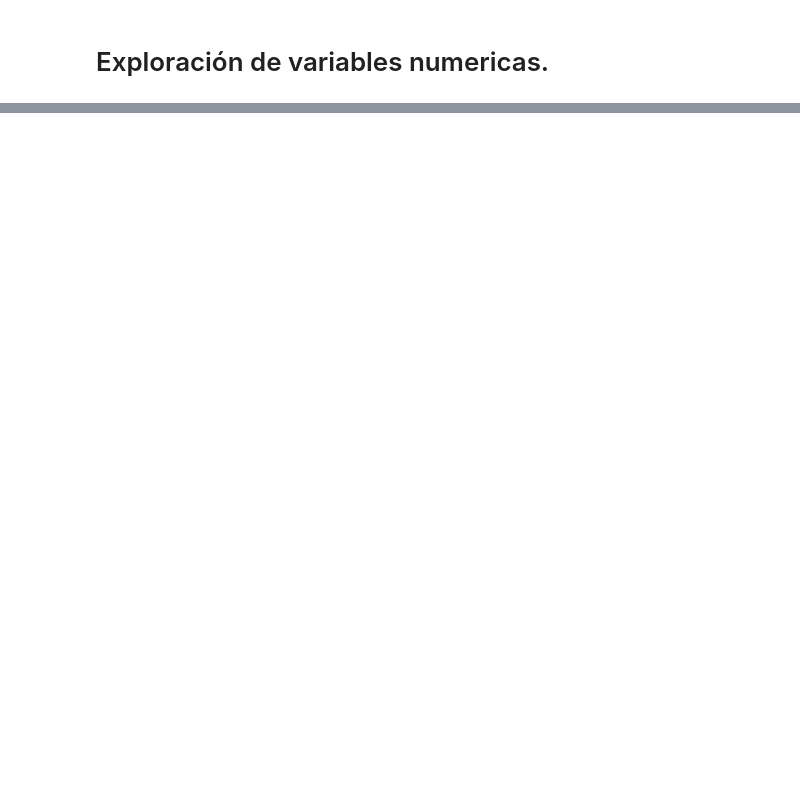
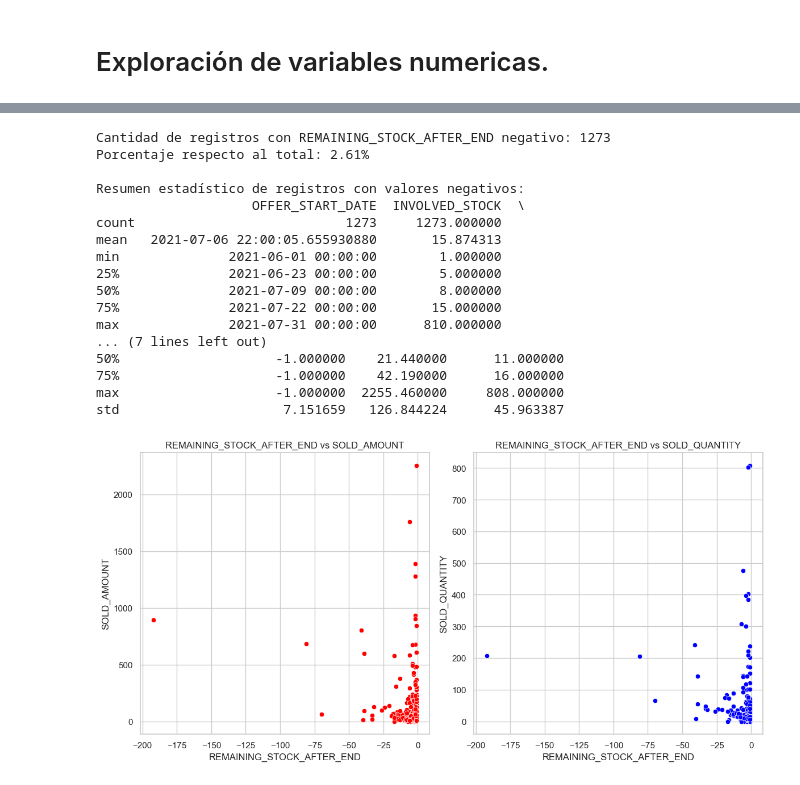
Before and after one commit to jsebastianquiroga/Technical-Challenge---MELI, a Jupyter notebook: notebooks/1.EDA_Relampago.ipynb, the cells around one changed output, grey strips where cells are left out. Drawn from its saved outputs; the diff is of its cells as text; code cells hidden in the pictures; blank space fills up the shorter version.

```diff
--- a/notebooks/1.EDA_Relampago.ipynb
+++ b/notebooks/1.EDA_Relampago.ipynb
@@ -278,0 +423,69 @@ Estas observaciones guían las decisiones de limpieza y exploración adicionales
+# %%
+# Filtrar valores negativos en REMAINING_STOCK_AFTER_END
+negative_stock_df = df[df['REMAINING_STOCK_AFTER_END'] < 0]
+
+# Mostrar la cantidad de registros con valores negativos
+num_negative = len(negative_stock_df)
+print(f"Cantidad de registros con REMAINING_STOCK_AFTER_END negativo: {num_negative}")
+
+# Calcular el porcentaje respecto al total
+percentage_negative = (num_negative / len(df)) * 100
+print(f"Porcentaje respecto al total: {percentage_negative:.2f}%")
+
+# Resumen estadístico de registros con valores negativos
+print("\nResumen estadístico de registros con valores negativos:")
+print(negative_stock_df.describe())
+
+# Relación con SOLD_AMOUNT y SOLD_QUANTITY
+plt.figure(figsize=(12, 6))
+
+# Scatter plot: REMAINING_STOCK_AFTER_END vs SOLD_AMOUNT
+plt.subplot(1, 2, 1)
+sns.scatterplot(
+    x=negative_stock_df['REMAINING_STOCK_AFTER_END'],
+    y=negative_stock_df['SOLD_AMOUNT'],
+    color="red"
+)
+plt.title("REMAINING_STOCK_AFTER_END vs SOLD_AMOUNT")
+plt.xlabel("REMAINING_STOCK_AFTER_END")
+plt.ylabel("SOLD_AMOUNT")
+
+# Scatter plot: REMAINING_STOCK_AFTER_END vs SOLD_QUANTITY
+plt.subplot(1, 2, 2)
+sns.scatterplot(
+    x=negative_stock_df['REMAINING_STOCK_AFTER_END'],
+    y=negative_stock_df['SOLD_QUANTITY'],
+    color="blue"
+)
+plt.title("REMAINING_STOCK_AFTER_END vs SOLD_QUANTITY")
+plt.xlabel("REMAINING_STOCK_AFTER_END")
+plt.ylabel("SOLD_QUANTITY")
+
+plt.tight_layout()
+plt.show()
+
+# Frecuencias de VERTICAL y SHIPPING_PAYMENT_TYPE en registros negativos
+print("\nFrecuencias por VERTICAL:")
+print(negative_stock_df['VERTICAL'].value_counts(normalize=True))
+
+print("\nFrecuencias por SHIPPING_PAYMENT_TYPE:")
+print(negative_stock_df['SHIPPING_PAYMENT_TYPE'].value_counts(normalize=True))
+# %% [output]
+Cantidad de registros con REMAINING_STOCK_AFTER_END negativo: 1273
+Porcentaje respecto al total: 2.61%
+
+Resumen estadístico de registros con valores negativos:
+                    OFFER_START_DATE  INVOLVED_STOCK  \
+count                           1273     1273.000000
+mean   2021-07-06 22:00:05.655930880       15.874313
+min              2021-06-01 00:00:00        1.000000
+25%              2021-06-23 00:00:00        5.000000
+50%              2021-07-09 00:00:00        8.000000
+75%              2021-07-22 00:00:00       15.000000
+max              2021-07-31 00:00:00      810.000000
+... (7 lines left out)
+50%                    -1.000000    21.440000      11.000000
+75%                    -1.000000    42.190000      16.000000
+max                    -1.000000  2255.460000     808.000000
+std                     7.151659   126.844224      45.963387
+[figure, added]
```
Also changed, not shown: parts of 24 cells of this notebook, 3 other files.
